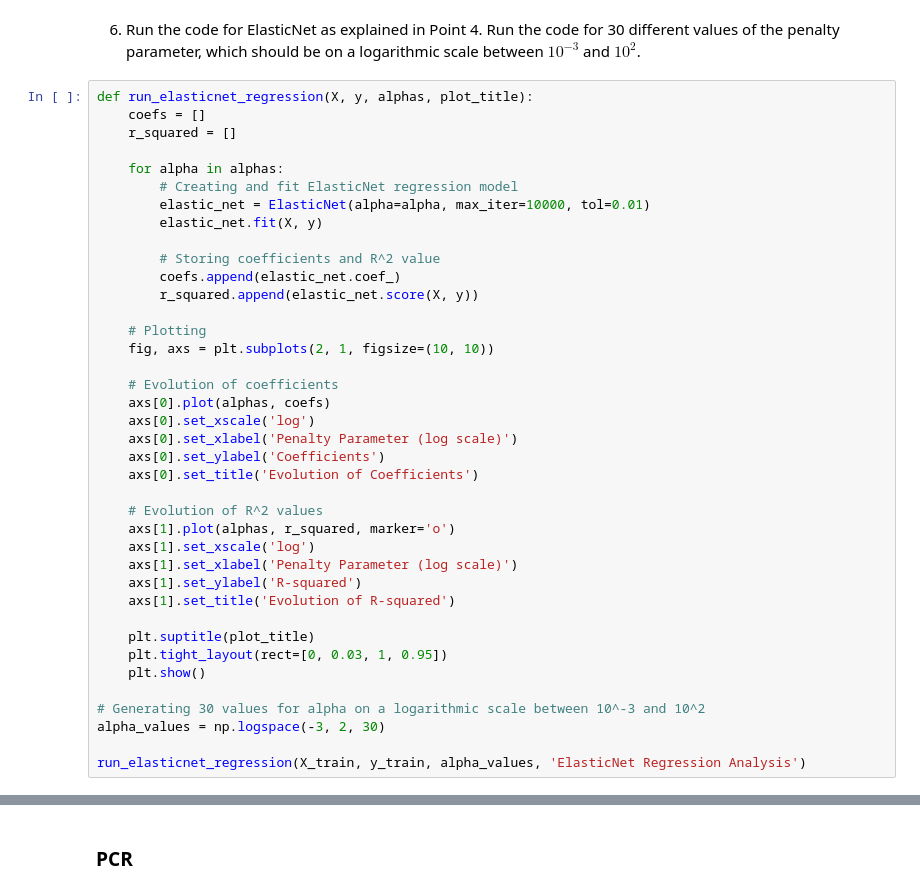
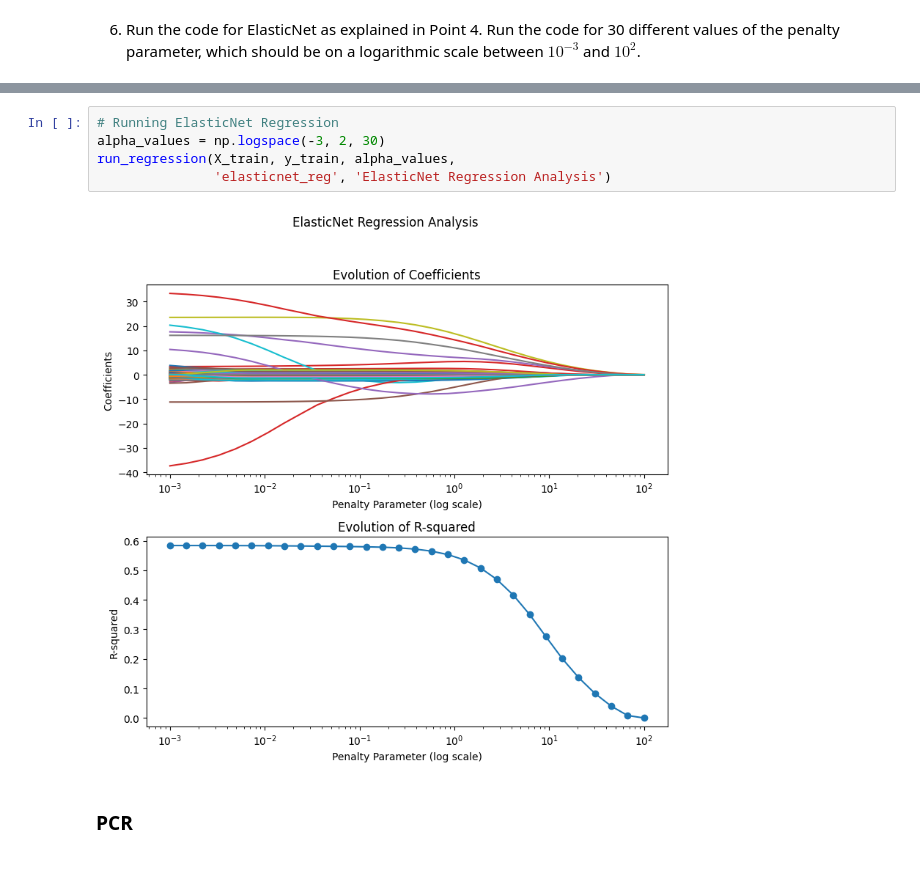
Before and after one commit to dftorresro/SDTSIA---2nd-TP-Linear-regression-, a Jupyter notebook: TP2_Linear_regression.ipynb, the cells around one changed output, grey strips where cells are left out. Cells and saved outputs as stored; diff of their text form.

```diff
--- a/TP2_Linear_regression.ipynb
+++ b/TP2_Linear_regression.ipynb
@@ -619,41 +620,2 @@ run_lasso_regression(X_train, y_train, alpha_values, 'Lasso Regression Analysis'
 # %% [markdown]
 6) Run the code for ElasticNet as explained in Point 4. Run the code for 30 different values of the penalty parameter, which should be on a logarithmic scale between $10^{-3}$ and $10^2$.
-# %%
-def run_elasticnet_regression(X, y, alphas, plot_title):
-    coefs = []
-    r_squared = []
-
-    for alpha in alphas:
-        # Creating and fit ElasticNet regression model
-        elastic_net = ElasticNet(alpha=alpha, max_iter=10000, tol=0.01)
-        elastic_net.fit(X, y)
-
-        # Storing coefficients and R^2 value
-        coefs.append(elastic_net.coef_)
-        r_squared.append(elastic_net.score(X, y))
-
-    # Plotting
-    fig, axs = plt.subplots(2, 1, figsize=(10, 10))
-
-    # Evolution of coefficients
-    axs[0].plot(alphas, coefs)
-    axs[0].set_xscale('log')
-    axs[0].set_xlabel('Penalty Parameter (log scale)')
-    axs[0].set_ylabel('Coefficients')
-    axs[0].set_title('Evolution of Coefficients')
-
-    # Evolution of R^2 values
-    axs[1].plot(alphas, r_squared, marker='o')
-    axs[1].set_xscale('log')
-    axs[1].set_xlabel('Penalty Parameter (log scale)')
-    axs[1].set_ylabel('R-squared')
-    axs[1].set_title('Evolution of R-squared')
-
-    plt.suptitle(plot_title)
-    plt.tight_layout(rect=[0, 0.03, 1, 0.95])
-    plt.show()
-
-# Generating 30 values for alpha on a logarithmic scale between 10^-3 and 10^2
-alpha_values = np.logspace(-3, 2, 30)
-
-run_elasticnet_regression(X_train, y_train, alpha_values, 'ElasticNet Regression Analysis')
@@ -662,3 +622,10 @@ run_elasticnet_regression(X_train, y_train, alpha_values, 'ElasticNet Regression
+# %%
+# Running ElasticNet Regression
+alpha_values = np.logspace(-3, 2, 30)
+run_regression(X_train, y_train, alpha_values,
+               'elasticnet_reg', 'ElasticNet Regression Analysis')
+# %% [output]
+[figure, added]
 # %% [markdown]
 ### PCR
 # %% [markdown]
```
Also changed, not shown: parts of 28 cells of this notebook.
